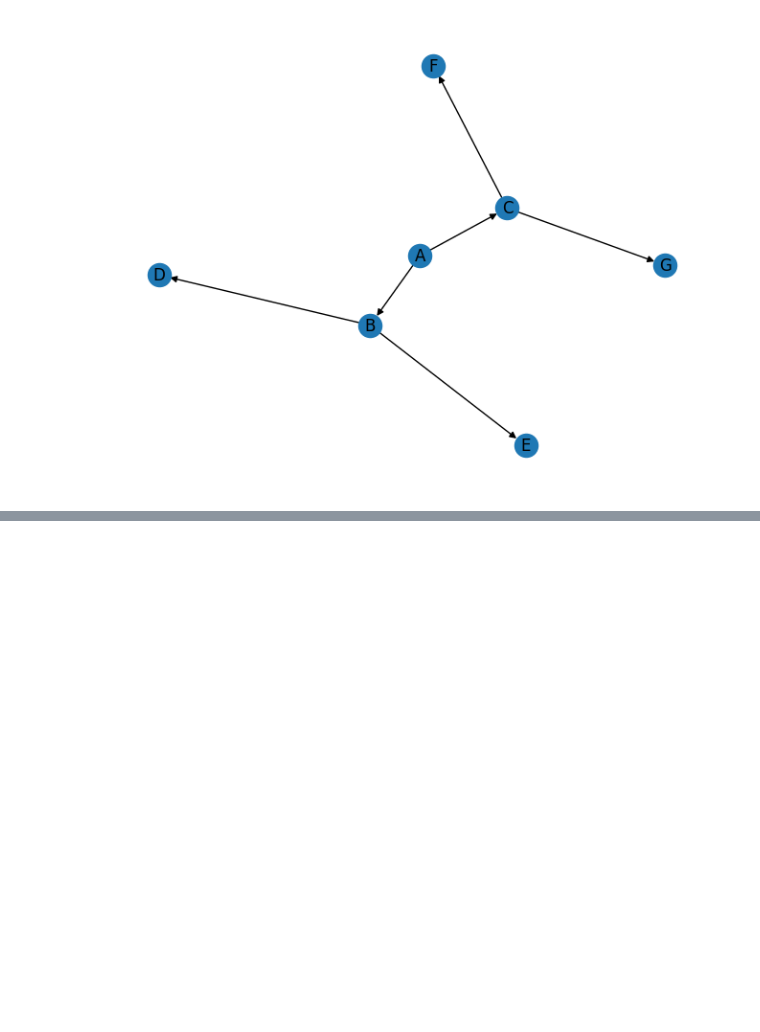
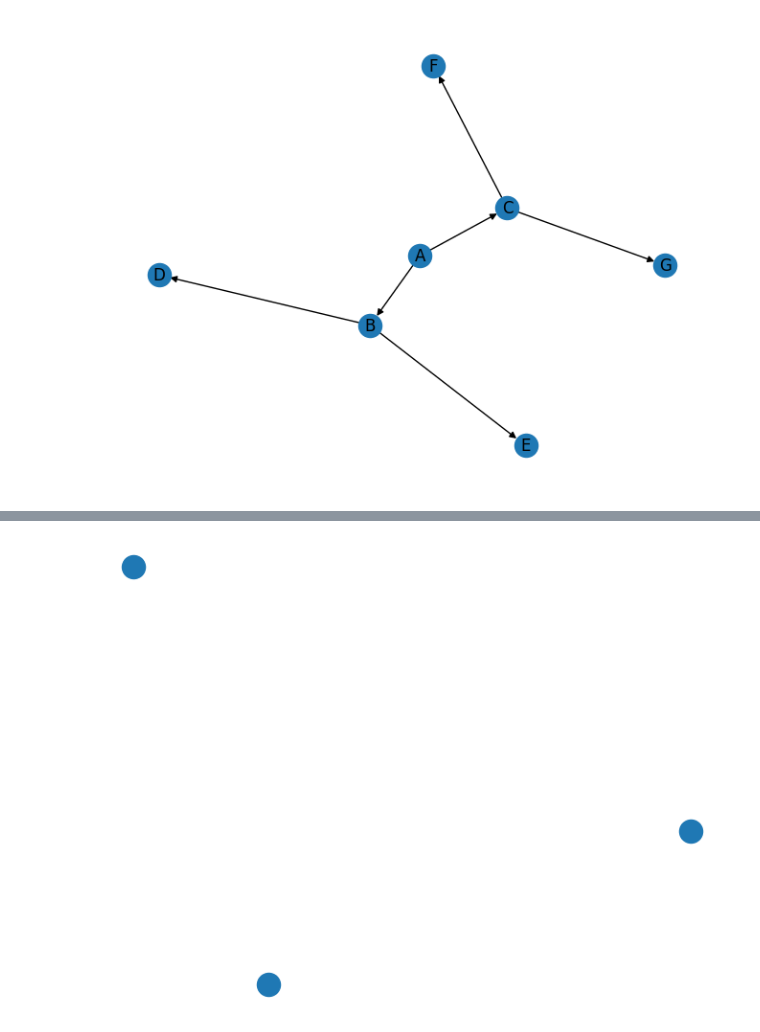
Before and after one commit to marielean/ChargingStations, a Jupyter notebook: prova.ipynb, the cells around one changed output, grey strips where cells are left out. Cells and saved outputs as stored; diff of their text form; code cells hidden in the pictures; blank space fills up the shorter version.

```diff
--- a/prova.ipynb
+++ b/prova.ipynb
@@ -22,0 +40,13 @@ plt.show()
+# %%
+#Esempio di creazione grafo
+
+G = nx.Graph()
+
+nodes_list = [(1, {'color': 'blue'}), (2, {'color': 'red'}), (3, {'color': 'green'})]
+
+G.add_nodes_from(nodes_list)
+
+
+nx.draw(G)
+# %% [output]
+[figure, added]
```
Also changed, not shown: parts of 1 cell of this notebook.
